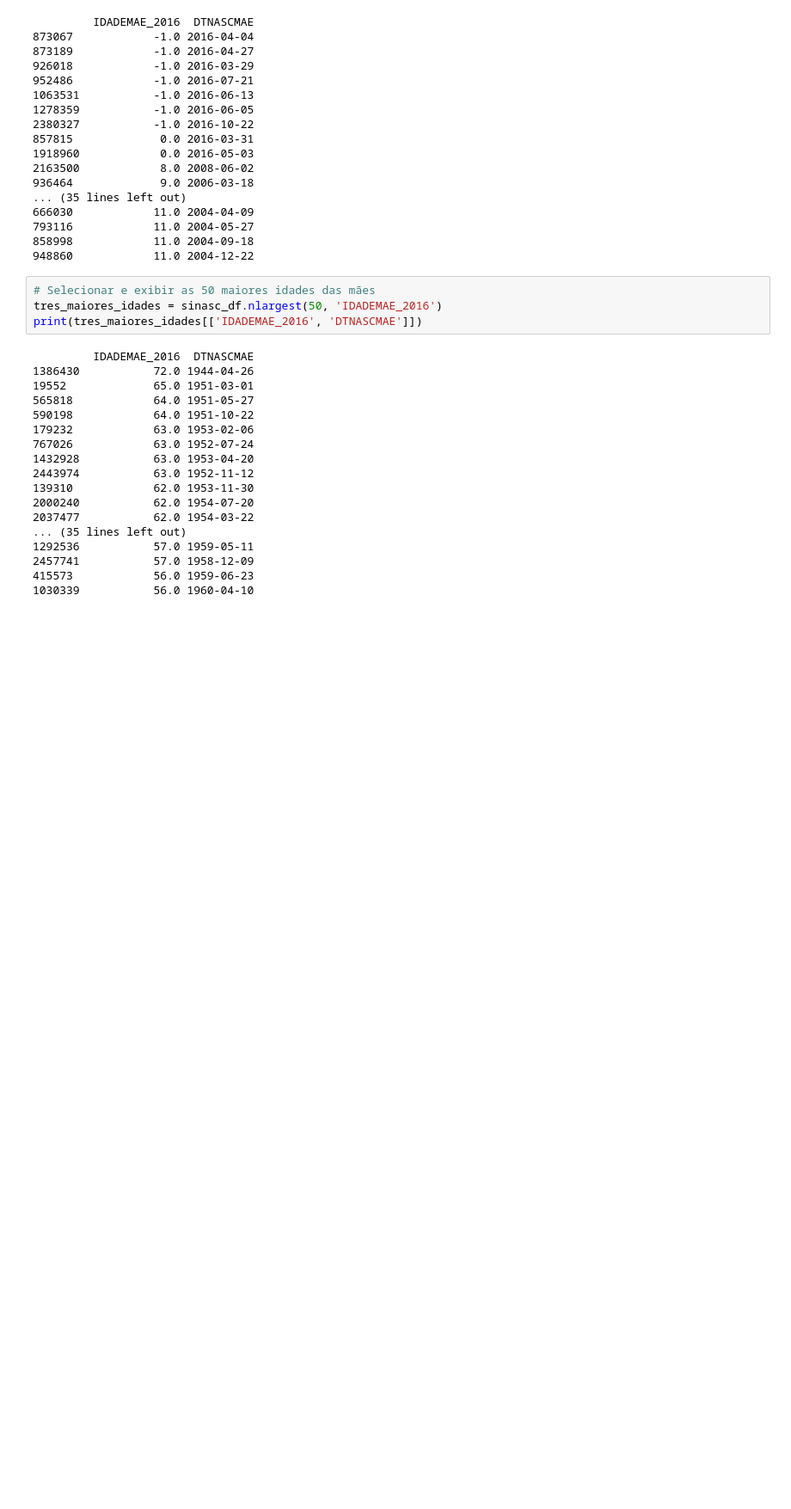
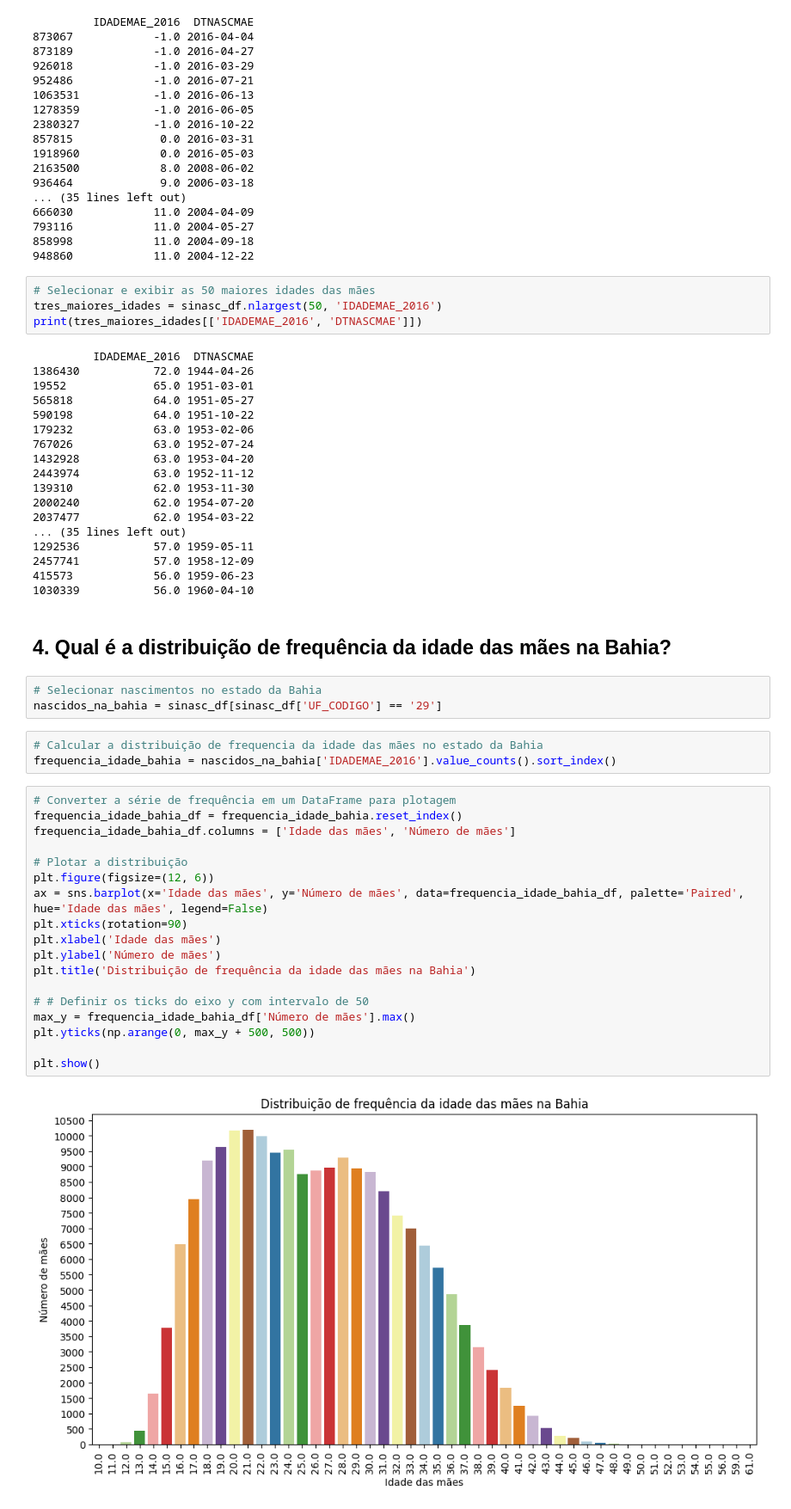
Before and after one commit to rcavakian/desafio_ipq, a Jupyter notebook: projects/Analise_de_Microdados_SINASC_2016.ipynb, the cells around one changed output. Shown at 86% size. Cells and saved outputs as stored; diff of their text form; blank space fills up the shorter version.

Commit message:
Resolver a tarefa 4. Qual é a distribuição de frequência da idade das mães na Bahia?

```diff
--- a/projects/Analise_de_Microdados_SINASC_2016.ipynb
+++ b/projects/Analise_de_Microdados_SINASC_2016.ipynb
@@ -260,3 +260,31 @@ print(tres_maiores_idades[['IDADEMAE_2016', 'DTNASCMAE']])
 2457741           57.0 1958-12-09
 415573            56.0 1959-06-23
 1030339           56.0 1960-04-10
+# %% [markdown]
+## 4. Qual é a distribuição de frequência da idade das mães na Bahia?
+# %%
+# Selecionar nascimentos no estado da Bahia
+nascidos_na_bahia = sinasc_df[sinasc_df['UF_CODIGO'] == '29']
+# %%
+# Calcular a distribuição de frequencia da idade das mães no estado da Bahia
+frequencia_idade_bahia = nascidos_na_bahia['IDADEMAE_2016'].value_counts().sort_index()
+# %%
+# Converter a série de frequência em um DataFrame para plotagem
+frequencia_idade_bahia_df = frequencia_idade_bahia.reset_index()
+frequencia_idade_bahia_df.columns = ['Idade das mães', 'Número de mães']
+
+# Plotar a distribuição
+plt.figure(figsize=(12, 6))
+ax = sns.barplot(x='Idade das mães', y='Número de mães', data=frequencia_idade_bahia_df, palette='Paired', hue='Idade das mães', legend=False)
+plt.xticks(rotation=90)
+plt.xlabel('Idade das mães')
+plt.ylabel('Número de mães')
+plt.title('Distribuição de frequência da idade das mães na Bahia')
+
+# # Definir os ticks do eixo y com intervalo de 50
+max_y = frequencia_idade_bahia_df['Número de mães'].max()
+plt.yticks(np.arange(0, max_y + 500, 500))
+
+plt.show()
+# %% [output]
+[figure, added]
```
